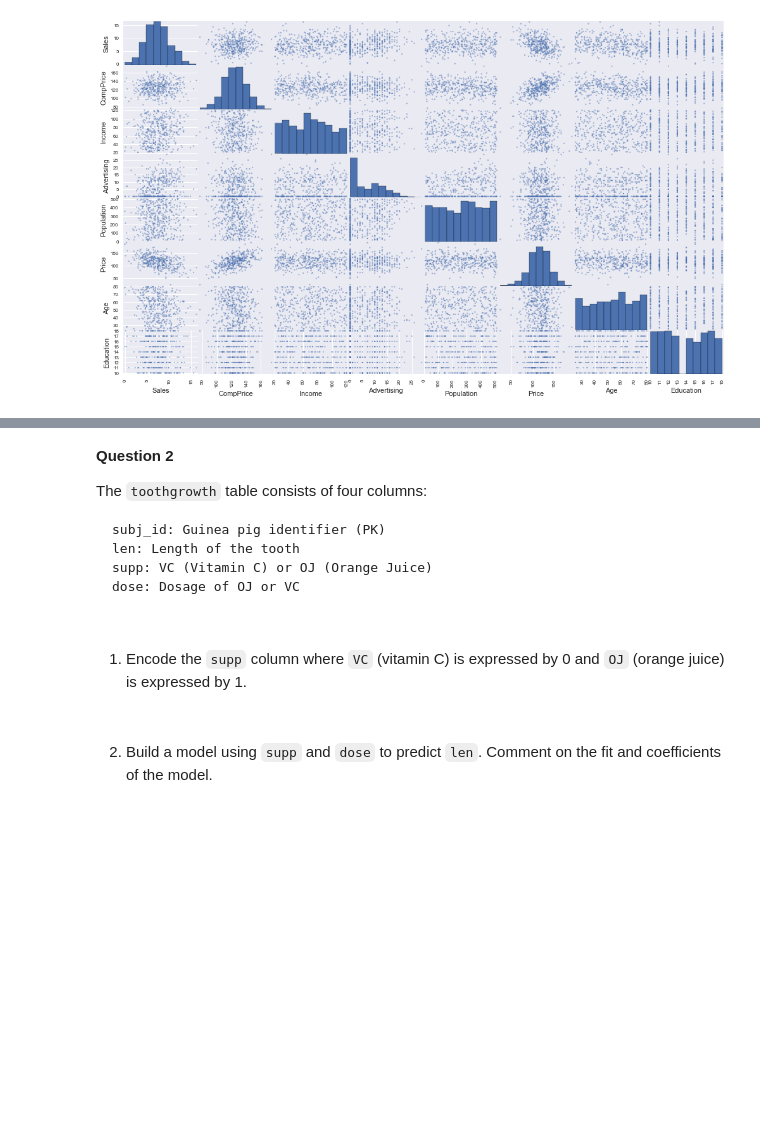
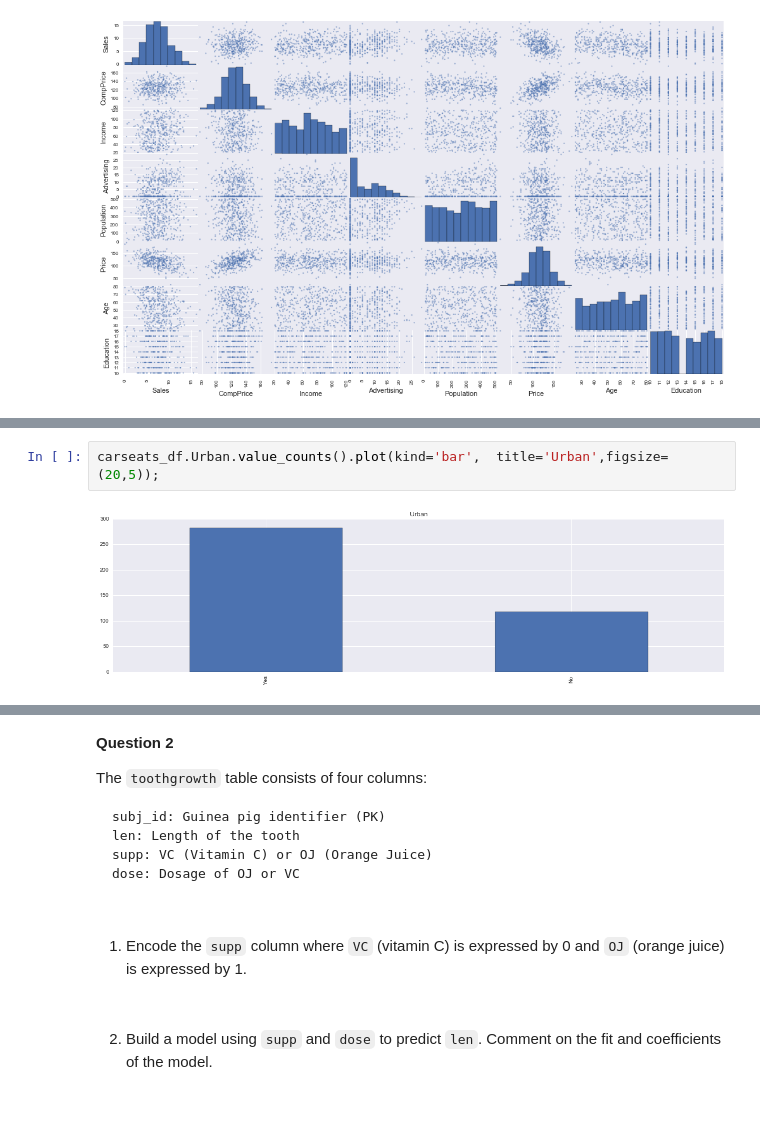
Before and after one commit to jonhilgart22/Galvanize-Statistics, a Jupyter notebook: week6/6-3_MultReg2/DSCI6002-6.3-Lab-Jonathan-Hilgart.ipynb, the cells around one changed output, grey strips where cells are left out. Cells and saved outputs as stored; diff of their text form; blank space fills up the shorter version.

```diff
--- a/week6/6-3_MultReg2/DSCI6002-6.3-Lab-Jonathan-Hilgart.ipynb
+++ b/week6/6-3_MultReg2/DSCI6002-6.3-Lab-Jonathan-Hilgart.ipynb
@@ -93,0 +181,4 @@ pd.scatter_matrix(carseats_df, figsize=(17, 10), edgecolor='none', alpha=0.5);
+# %%
+carseats_df.Urban.value_counts().plot(kind='bar',  title='Urban',figsize=(20,5));
+# %% [output]
+[figure, added]
```
Also changed, not shown: parts of 43 cells of this notebook, 2 other files.
